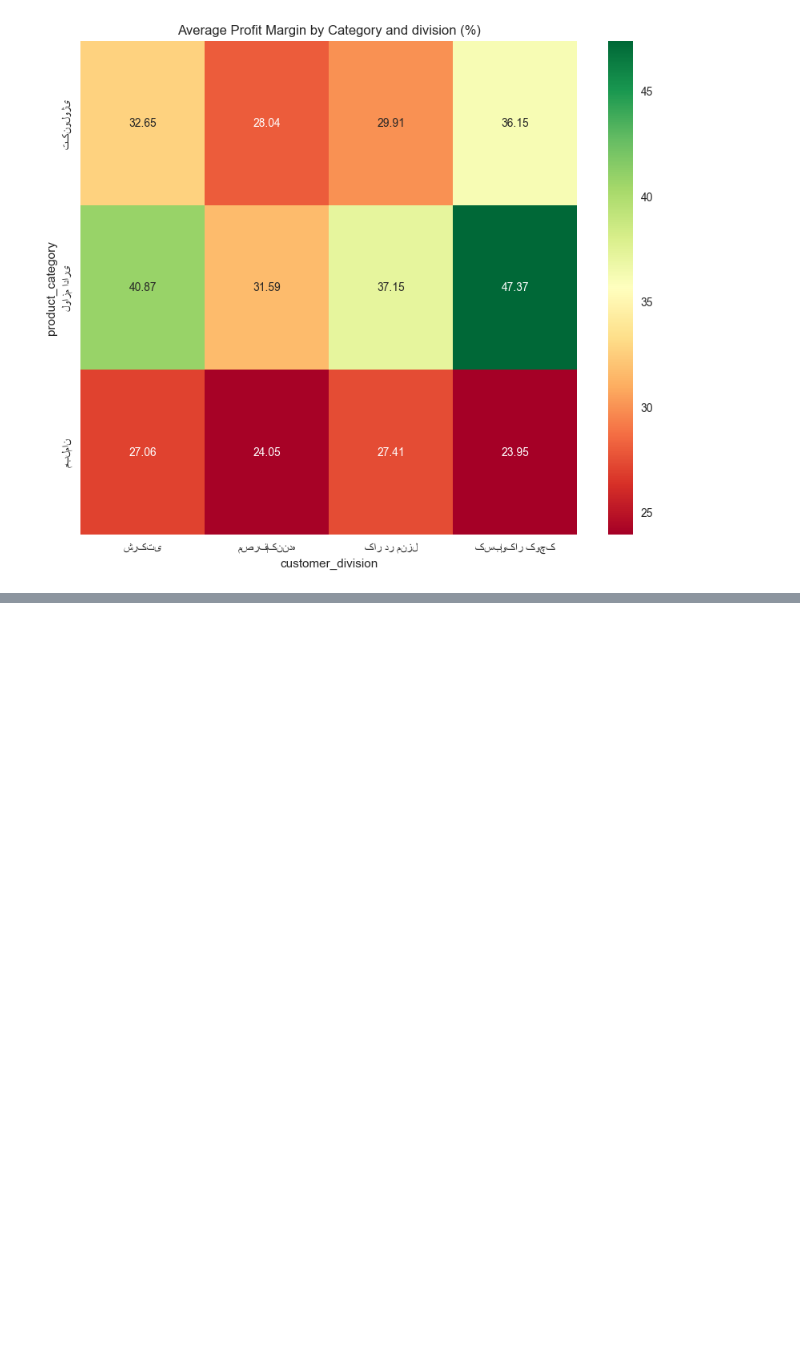
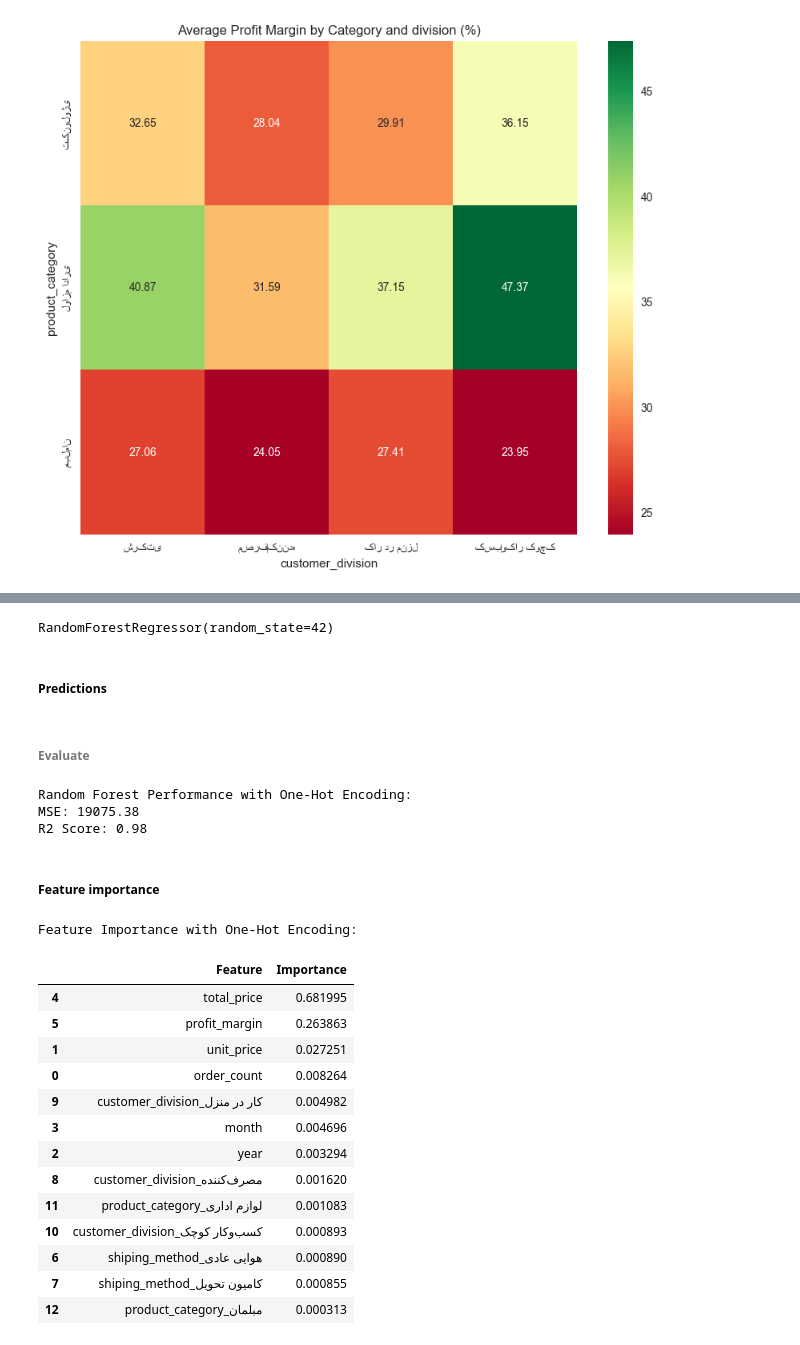
Before and after one commit to mohamad6889/statistics_assignment, a Jupyter notebook: quiz.ipynb, the cells around one changed output, grey strips where cells are left out. Saved outputs shown, nothing was run; the diff lists cells and outputs as text; code cells hidden in the pictures; blank space fills up the shorter version.

```diff
--- a/quiz.ipynb
+++ b/quiz.ipynb
@@ -270,0 +386,3 @@ array(['کسب\u200cوکار کوچک', 'شرکتی', 'کار در منزل', '
+# %%
+X_train_scaled = np.hstack([X_train_num, X_train.drop(columns=numeric_columns)])
+X_test_scaled = np.hstack([X_test_num, X_test.drop(columns=numeric_columns)])
@@ -270,0 +393,7 @@ array(['کسب\u200cوکار کوچک', 'شرکتی', 'کار در منزل', '
+# %%
+rf = RandomForestRegressor(n_estimators=100, random_state=42)
+rf.fit(X_train_scaled, y_train)
+# %% [output]
+RandomForestRegressor(random_state=42)
+# %% [markdown]
+##### Predictions
@@ -270,0 +402,41 @@ array(['کسب\u200cوکار کوچک', 'شرکتی', 'کار در منزل', '
+# %% [markdown]
+###### Evaluate
+# %%
+mse = mean_squared_error(y_test, y_pred)
+r2 = r2_score(y_test, y_pred)
+
+print(f"Random Forest Performance with One-Hot Encoding:")
+print(f"MSE: {mse:.2f}")
+print(f"R2 Score: {r2:.2f}")
+# %% [output]
+Random Forest Performance with One-Hot Encoding:
+MSE: 19075.38
+R2 Score: 0.98
+# %% [markdown]
+##### Feature importance
+# %%
+feature_names = numeric_columns + [col for col in X_train.columns if col not in numeric_columns]
+
+feature_importance = pd.DataFrame({
+    'Feature': feature_names,
+    'Importance': rf.feature_importances_
+}).sort_values('Importance', ascending=False)
+
+print("\nFeature Importance with One-Hot Encoding:")
+feature_importance
+# %% [output]
+Feature Importance with One-Hot Encoding:
+|  | Feature | Importance |
+| 4 | total_price | 0.681995 |
+| 5 | profit_margin | 0.263863 |
+| 1 | unit_price | 0.027251 |
+| 0 | order_count | 0.008264 |
+| 9 | customer_division_کار در منزل | 0.004982 |
+| 3 | month | 0.004696 |
+| 2 | year | 0.003294 |
+| 8 | customer_division_مصرف‌کننده | 0.001620 |
+| 11 | product_category_لوازم اداری | 0.001083 |
+| 10 | customer_division_کسب‌وکار کوچک | 0.000893 |
+| 6 | shiping_method_هوایی عادی | 0.000890 |
+| 7 | shiping_method_کامیون تحویل | 0.000855 |
+| 12 | product_category_مبلمان | 0.000313 |
```
Also changed, not shown: parts of 39 cells of this notebook, 1 other file.
